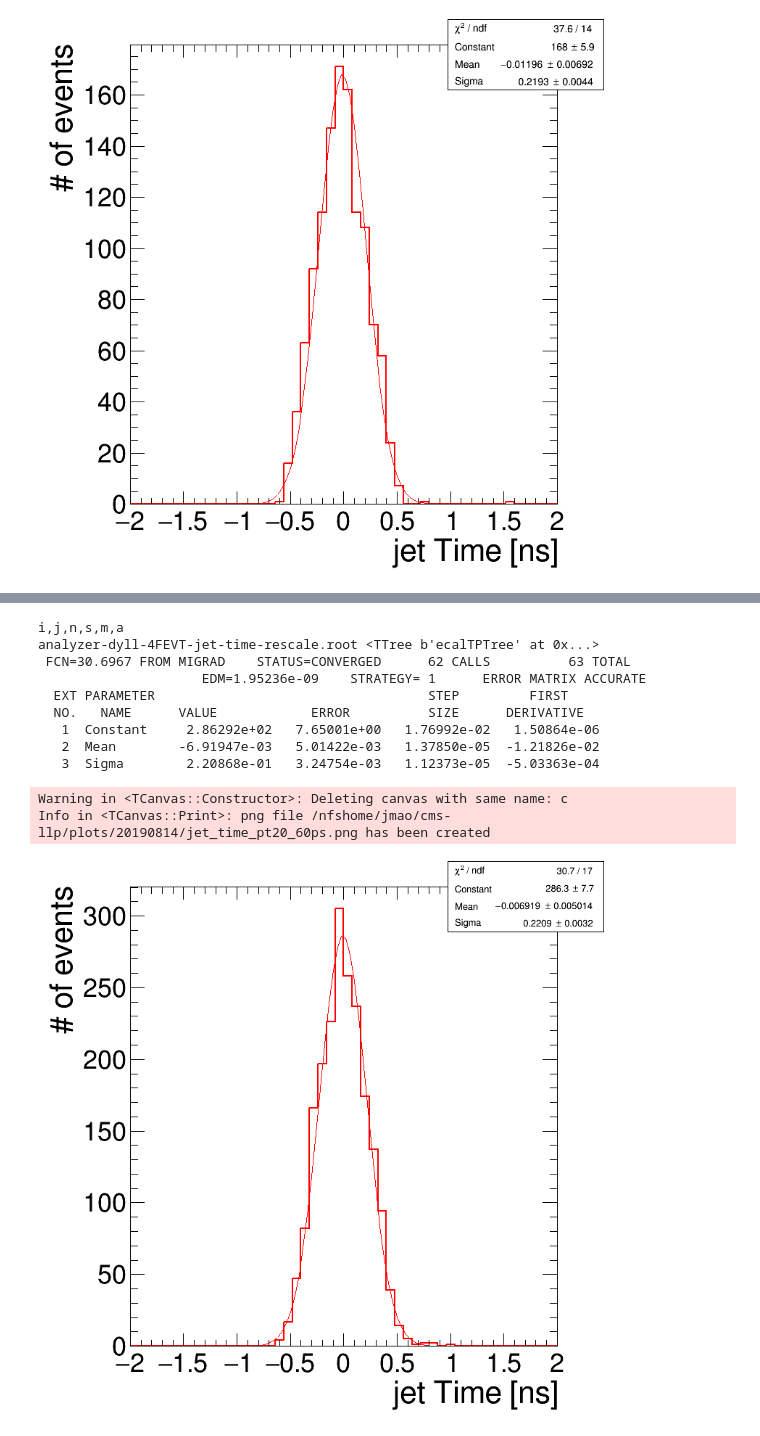
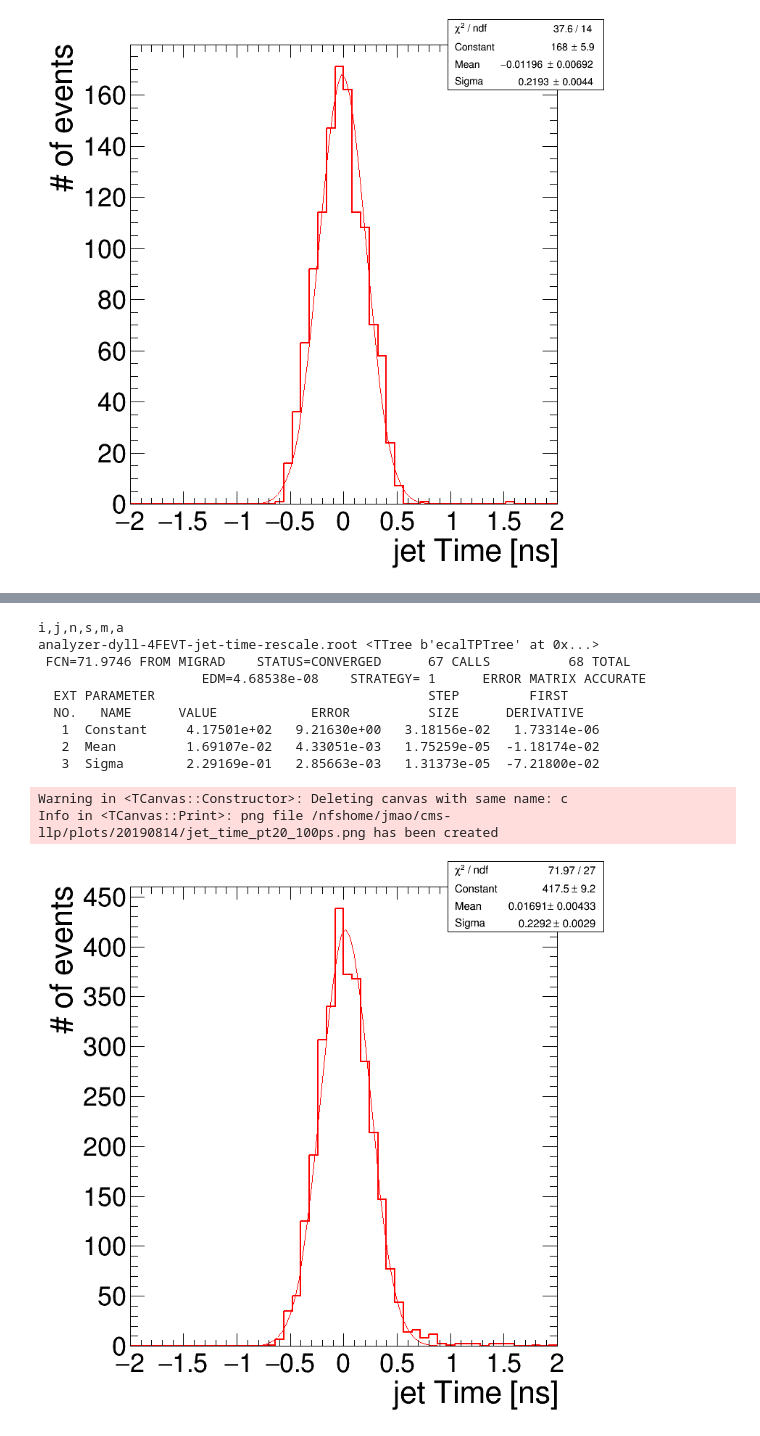
Before and after one commit to cms-lpc-llp/delayed_jet_analyzer, a Jupyter notebook: plot_scripts/ecal_timing/l1_tp/RealVarTTbar_TP_debug.ipynb, the cells around one changed output, grey strips where cells are left out. Cells and saved outputs as stored; diff of their text form; code cells hidden in the pictures.

```diff
--- a/plot_scripts/ecal_timing/l1_tp/RealVarTTbar_TP_debug.ipynb
+++ b/plot_scripts/ecal_timing/l1_tp/RealVarTTbar_TP_debug.ipynb
@@ -374,3 +374,36 @@ Info in <TCanvas::Print>: png file /nfshome/jmao/cms-llp/plots/20190814/pi0_e.pn
 [figure]
 # %% [markdown]
 # Photon Cluster
+# %%
+directory = '/mnt/hadoop//store/group/phys_exotica/jmao/jet_timing_studies/samples_tp/ttbar/'
+out_dir = '/nfshome/jmao/cms-llp/plots/20190814/'
+# directory = '/nfshome/jmao/cms-llp/plots/20190814/'
+
+# fname = {'analyzer-dyll-4FEVT-jet-SC-dt-fix.root'}
+# fname = {'analyzer-dyll-4FEVT-dt-fix-sm-e1.root'}
+# fname = {'analyzer-dyll-4FEVT-jet-time-rescale.root'}
+# fname = {'analyzer-dyll-4FEVT-jet-time.root'}
+# fname = {'analyzer-dyll-4FEVT-eb-tp.root'}
+fname = {'analyzer-dyll-4FEVT-jet-same-prod-vtx.root'}
+# fname = {'analyzer-dyll-4FEVT-dt-fix-sm-e10.root'}
+# fname = {'analyzer-dyll-4FEVT-dt-fix-sm.root'}
+# fname = {'analyzer-dyll-4FEVT-SC-dt-fix.root'}
+# fname = {'analyzer-dyll-4FEVT-SC-dt.root'}
+# fname = {'analyzer-dyll-4FEVT-SC.root'}
+# fname = {'analyzer-dyll-4FEVT-ak4jetnonu.root'}
+# fname = {'analyzer-dyll-4FEVT-jet.root'}
+# fname = {'analyzer-dyll-4FEVT-pi0cluster1000.root'}
+
+tree = OrderedDict()
+
+
+
+for file in fname:
+#     print(directory+file)
+    root_dir = uproot.open(directory+file)
+    print (directory+file)
+    print ('Open ready')
+
+    tree[file] = root_dir['L1EcalTimingAnalyzer/ecalTPTree']
+    print ('Tree ready')
+#     print (tree[file],file)
@@ -6469,7 +6825,7 @@ for k,v in tree.items():
     print(k,v)
 
 
-    jet_t5 = v['gak4JetNoNuTime_t'].array()
+    jet_t5 = v['gak4JetNoNuTime_t_60ps'].array()
     jet_eta = v['gak4JetNoNuEta'].array()
     jet_e = v['gak4JetNoNuPt'].array()
     jet_t = v['gak4JetNoNuTime'].array()
@@ -6477,7 +6833,7 @@ for k,v in tree.items():
 
 
     basic_string = np.logical_and(jet_t>-666, jet_e>20)
-    basic1_string = np.logical_and(abs(jet_eta)<1.4,jet_Esum_t>5)
+    basic1_string = np.logical_and(abs(jet_eta)<1.4,1)
     basic2_string = np.logical_and(basic_string,basic1_string)
 
     tp1 = jet_t5[basic2_string]
@@ -6507,7 +6863,7 @@ for k,v in tree.items():
 c.SetRightMargin(0.1)
 c.Update()
 c.Draw()
-c.SaveAs(out_dir+'jet_time_pt20.png')
+c.SaveAs(out_dir+'jet_time_pt20_60ps.png')
 # c.SaveAs(out_dir+'pi0_tof_same_direction.png')
 # %% [output]
 i,j,n,s,m,a
@@ -6537,7 +6894,7 @@ for k,v in tree.items():
     print(k,v)
 
 
-    jet_t5 = v['gak4JetNoNuTime_t_60ps'].array()
+    jet_t5 = v['gak4JetNoNuTime_t_100ps'].array()
     jet_eta = v['gak4JetNoNuEta'].array()
     jet_e = v['gak4JetNoNuPt'].array()
     jet_t = v['gak4JetNoNuTime'].array()
@@ -6545,7 +6902,7 @@ for k,v in tree.items():
 
 
     basic_string = np.logical_and(jet_t>-666, jet_e>20)
-    basic1_string = np.logical_and(abs(jet_eta)<1.4,jet_Esum_t>5)
+    basic1_string = np.logical_and(abs(jet_eta)<1.4,1)
     basic2_string = np.logical_and(basic_string,basic1_string)
 
     tp1 = jet_t5[basic2_string]
@@ -6555,41 +6912,41 @@ for k,v in tree.items():
 #     SmearTime = np.random.normal(0,1.,len(tp))
 #     print('smear time',SmearTime[0],SmearTime[1],SmearTime[2])
 #     NewTime = [x+y for x,y in zip(tp, SmearTime)]
 #     print('new time',NewTime[0],NewTime[1],NewTime[2])
 
 
 #     ht0 = create_TH1D( NewTime, axis_title=['t [ns]', '# of events'], name="", binning=[50,-5,5])
     ht0 = create_TH1D( tp, axis_title=['jet Time [ns]', '# of events'], name="", binning=[50,-2,2])
     ht0.SetLineColor(std_color_list[i+1])
     ht0.SetMarkerColor(std_color_list[i+1])
 
 #     ht0.Draw('')
     ht0.DrawNormalized('')
     ht0.Fit('gaus')
 
     i += 1
 
 # leg.Draw()
 
 # c.SetLogy()
 c.SetRightMargin(0.1)
 c.Update()
 c.Draw()
-c.SaveAs(out_dir+'jet_time_pt20_60ps.png')
+c.SaveAs(out_dir+'jet_time_pt20_100ps.png')
 # c.SaveAs(out_dir+'pi0_tof_same_direction.png')
 # %% [output]
 i,j,n,s,m,a
 analyzer-dyll-4FEVT-jet-time-rescale.root <TTree b'ecalTPTree' at 0x...>
- FCN=30.6967 FROM MIGRAD    STATUS=CONVERGED      62 CALLS          63 TOTAL
-                     EDM=1.95236e-09    STRATEGY= 1      ERROR MATRIX ACCURATE
+ FCN=71.9746 FROM MIGRAD    STATUS=CONVERGED      67 CALLS          68 TOTAL
+                     EDM=4.68538e-08    STRATEGY= 1      ERROR MATRIX ACCURATE
   EXT PARAMETER                                   STEP         FIRST
   NO.   NAME      VALUE            ERROR          SIZE      DERIVATIVE
-   1  Constant     2.86292e+02   7.65001e+00   1.76992e-02   1.50864e-06
-   2  Mean        -6.91947e-03   5.01422e-03   1.37850e-05  -1.21826e-02
-   3  Sigma        2.20868e-01   3.24754e-03   1.12373e-05  -5.03363e-04
+   1  Constant     4.17501e+02   9.21630e+00   3.18156e-02   1.73314e-06
+   2  Mean         1.69107e-02   4.33051e-03   1.75259e-05  -1.18174e-02
+   3  Sigma        2.29169e-01   2.85663e-03   1.31373e-05  -7.21800e-02
 Warning in <TCanvas::Constructor>: Deleting canvas with same name: c
-Info in <TCanvas::Print>: png file /nfshome/jmao/cms-llp/plots/20190814/jet_time_pt20_60ps.png has been created
+Info in <TCanvas::Print>: png file /nfshome/jmao/cms-llp/plots/20190814/jet_time_pt20_100ps.png has been created
-[figure, old version]
+[figure, new version]
 # %%
 c = rt.TCanvas('c','c', 800, 800)
 leg = rt.TLegend(0.18,0.76,0.53,0.94)
```
Also changed, not shown: parts of 25 cells of this notebook.
